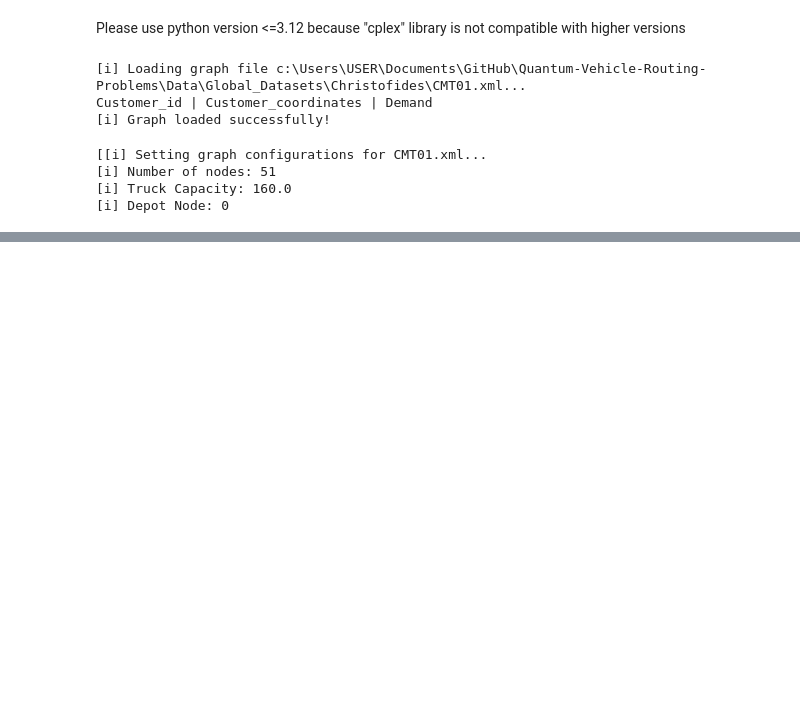
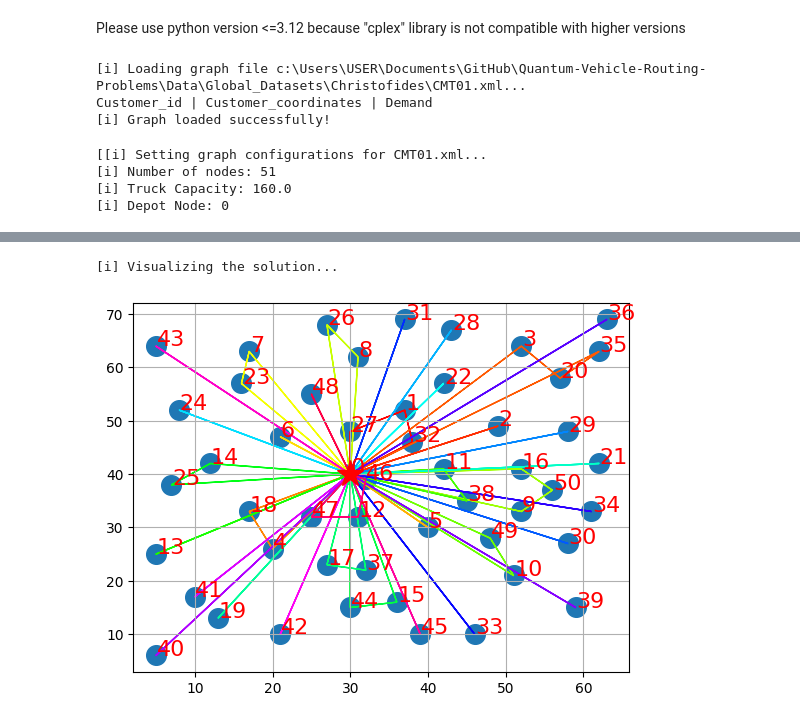
Before and after one commit to Mr-Jamatia/Quantum-Vehicle-Routing-Problems, a Jupyter notebook: Notebooks/Graph_Coarsening_Experiment.ipynb, the cells around one changed output, grey strips where cells are left out. Cells and saved outputs as stored; diff of their text form; code cells hidden in the pictures; blank space fills up the shorter version.

Commit message:
Visualized the graph and printed the vehicle routes

```diff
--- a/Notebooks/Graph_Coarsening_Experiment.ipynb
+++ b/Notebooks/Graph_Coarsening_Experiment.ipynb
@@ -49,7 +49,7 @@ print(f'[i] Truck Capacity: {truck_capacity}')
 print(f'[i] Depot Node: {depot_node}')
 
 # Define the route configuration
-number_trucks = 5 # From CMTDetails dictionary for CMT01
+number_trucks = 6
 route_config = {'vehicles': number_trucks, 'depot': depot_node, 'truckCapacity': truck_capacity}
 
 # Define the coarsening configuration
@@ -105,7 +115,10 @@ ValueError: too many values to unpack (expected 2)
 # %%
-# # Visualizating
+# Visualizating
 
-# print("[i] Visualizing the solution...")
-# # Set the plot to be displayed inline in the notebook
-# %matplotlib inline
-# route.visualiseSolution(solved_route)
+print("[i] Visualizing the solution...")
+# Set the plot to be displayed inline in the notebook
+%matplotlib inline
+route.visualiseSolution(solved_route)
+# %% [output]
+[i] Visualizing the solution...
+[figure, added]
```
Also changed, not shown: parts of 2 cells of this notebook, 2 other files.
